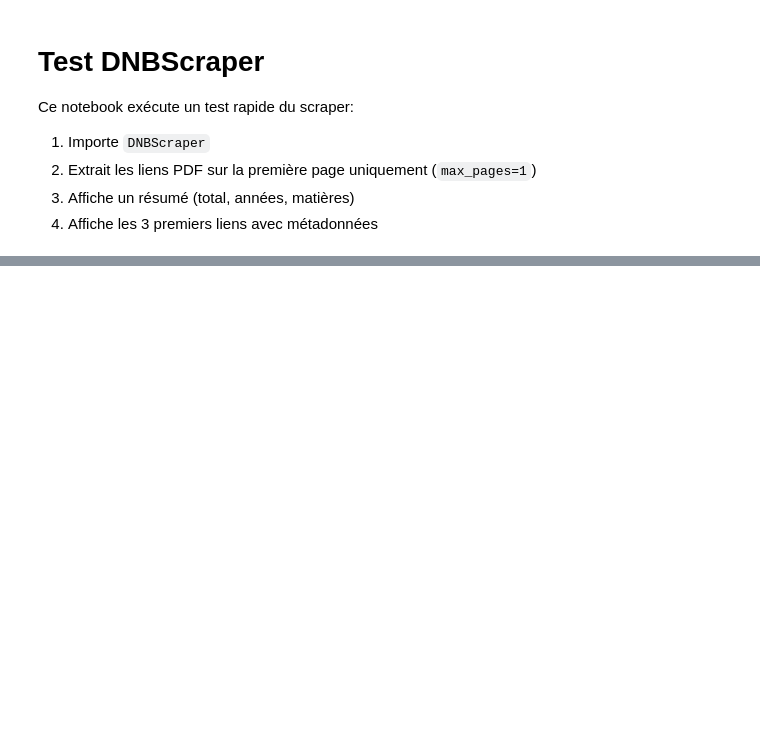
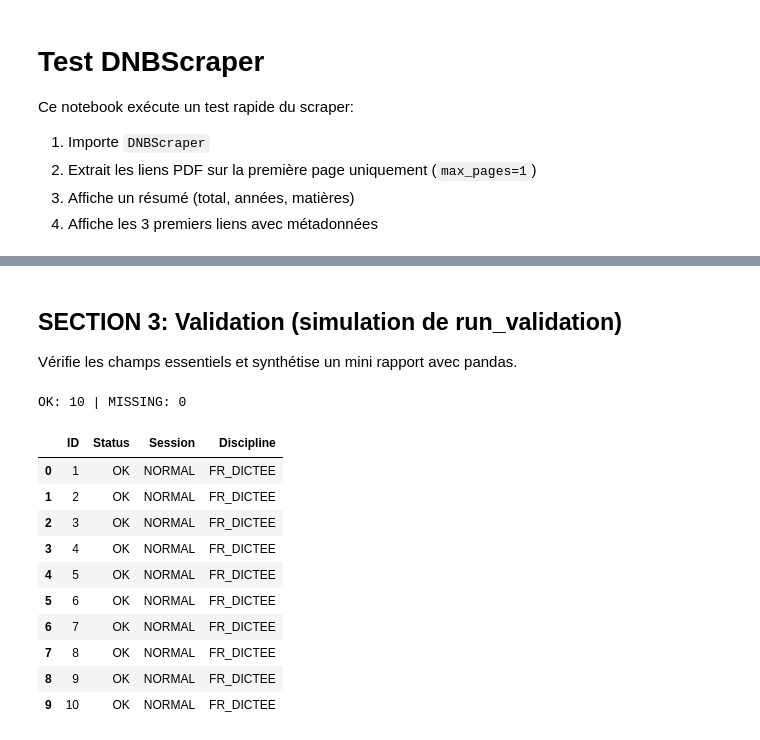
Before and after one commit to taieb1919/sokratika-ExamScrapper, a Jupyter notebook: test_scraper.ipynb, the cells around one changed output, grey strips where cells are left out. Cells and saved outputs as stored; diff of their text form; code cells hidden in the pictures; blank space fills up the shorter version.

Commit message:
feat(notebook): ajouter structured entries, validation simulée et config de téléchargement

```diff
--- a/test_scraper.ipynb
+++ b/test_scraper.ipynb
@@ -99,0 +101,17 @@ Subjects: []
+# %%
+# Display structured entries
+entries = getattr(scraper, 'structured_entries', [])
+print(f"Structured entries count: {len(entries)}")
+
+for entry in entries[:3]:
+    print(f"\nEntry ID: {entry.id}")
+    print(f"  session: {entry.session.value}")
+    print(f"  discipline: {entry.discipline.value}")
+    print(f"  serie: {entry.serie.value}")
+    print(f"  localisation: {entry.localisation.value}")
+    print(f"  files: {len(entry.files)}")
+    for f in entry.files:
+        print(f"    - filename: {f.filename}")
+        print(f"      file_id: {f.file_id}")
+        print(f"      filename_for_save: {f.filename_for_save}")
+        print(f"      download_url: {f.download_url}")
@@ -99,0 +136,47 @@ Subjects: []
+# %% [markdown]
+## SECTION 3: Validation (simulation de run_validation)
+
+Vérifie les champs essentiels et synthétise un mini rapport avec pandas.
+# %%
+import pandas as pd
+
+missing = 0
+ok = 0
+rows = []
+
+for entry in entries:
+    status = 'OK'
+    if not (entry.session and entry.discipline and entry.serie and entry.localisation):
+        status = 'MISSING'
+    if len(entry.files) < 1:
+        status = 'MISSING'
+    for f in entry.files:
+        if not (f.file_id and f.filename and f.filename_for_save and f.download_url):
+            status = 'MISSING'
+    if status == 'MISSING':
+        missing += 1
+    else:
+        ok += 1
+    rows.append({
+        'ID': entry.id,
+        'Status': status,
+        'Session': entry.session.value if entry.session else '',
+        'Discipline': entry.discipline.value if entry.discipline else '',
+    })
+
+print(f"OK: {ok} | MISSING: {missing}")
+df = pd.DataFrame(rows)
+df.head(10)
+# %% [output]
+OK: 10 | MISSING: 0
+|  | ID | Status | Session | Discipline |
+| 0 | 1 | OK | NORMAL | FR_DICTEE |
+| 1 | 2 | OK | NORMAL | FR_DICTEE |
+| 2 | 3 | OK | NORMAL | FR_DICTEE |
+| 3 | 4 | OK | NORMAL | FR_DICTEE |
+| 4 | 5 | OK | NORMAL | FR_DICTEE |
+| 5 | 6 | OK | NORMAL | FR_DICTEE |
+| 6 | 7 | OK | NORMAL | FR_DICTEE |
+| 7 | 8 | OK | NORMAL | FR_DICTEE |
+| 8 | 9 | OK | NORMAL | FR_DICTEE |
+| 9 | 10 | OK | NORMAL | FR_DICTEE |
```
Also changed, not shown: parts of 10 cells of this notebook, 5 other files.
